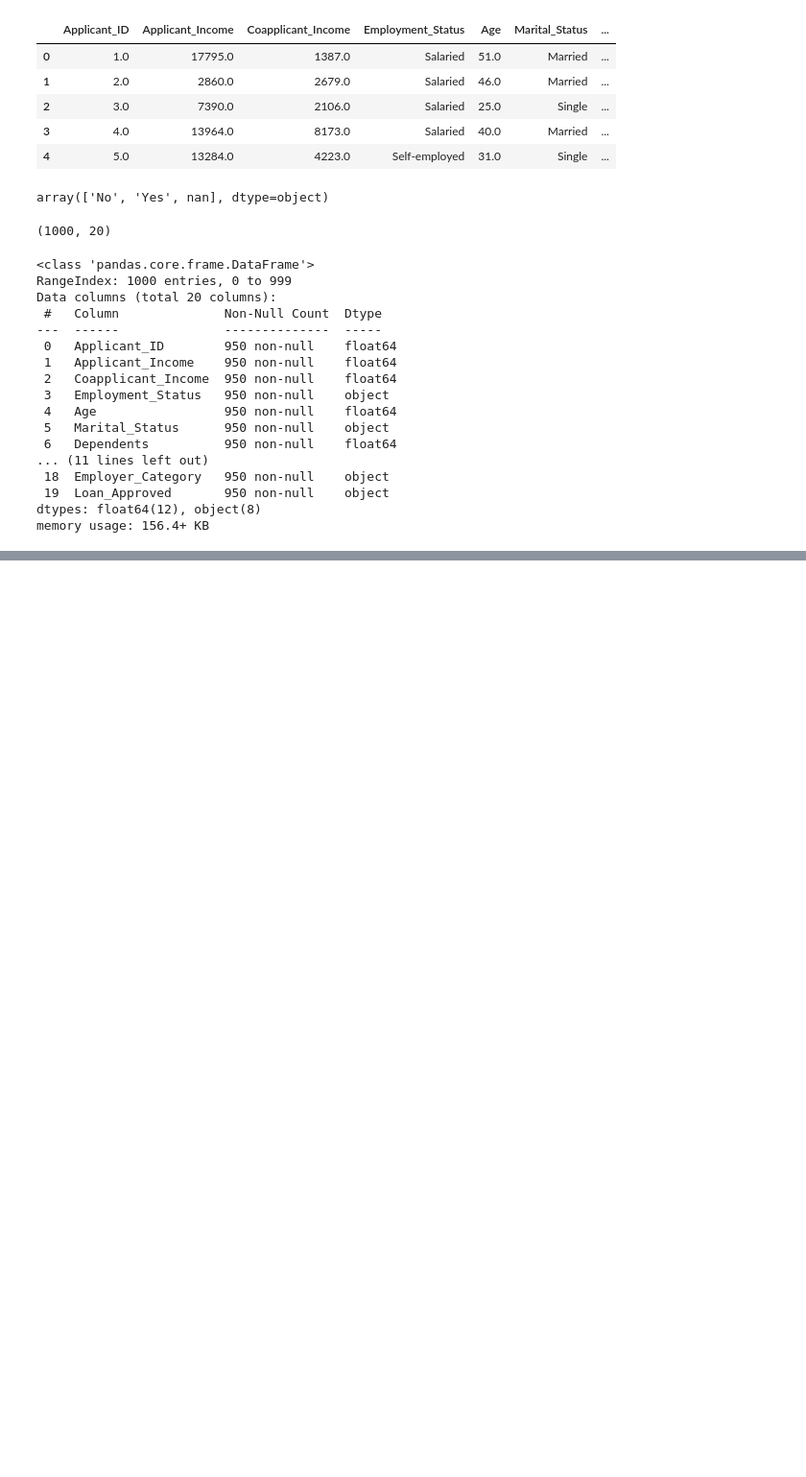
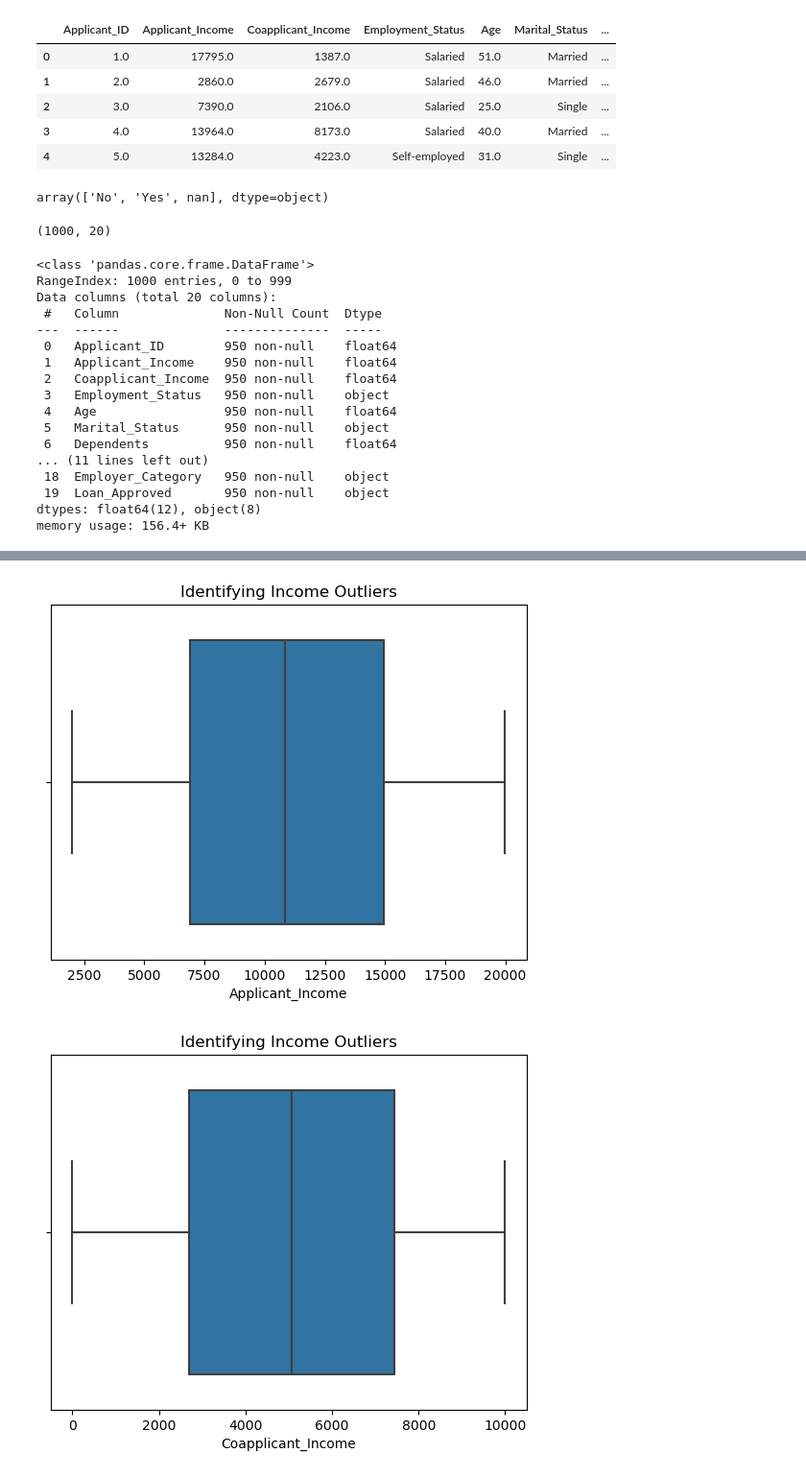
Before and after one commit to nipun-davasam/ML-Projects, a Jupyter notebook: CreditWise Loan System/code.ipynb, the cells around one changed output, grey strips where cells are left out. Shown at 96% size. Drawn from its saved outputs; the diff is of its cells as text; code cells hidden in the pictures; blank space fills up the shorter version.

```diff
--- a/CreditWise Loan System/code.ipynb
+++ b/CreditWise Loan System/code.ipynb
@@ -65,0 +129,17 @@ df.describe()
+# %%
+#  this plot shows there are no outlier in my data
+sns.boxplot(x=df['Applicant_Income'])
+plt.title('Identifying Income Outliers')
+plt.show()
+
+sns.boxplot(x=df['Coapplicant_Income'])
+plt.title('Identifying Income Outliers')
+plt.show()
+
+
+sns.boxplot(data=df,y='Applicant_Income',x="Loan_Approved")
+plt.title('Identifying Income Outliers')
+plt.show()
+# %% [output]
+[figure, added]
+[figure, added]
```
Also changed, not shown: parts of 23 cells of this notebook.
